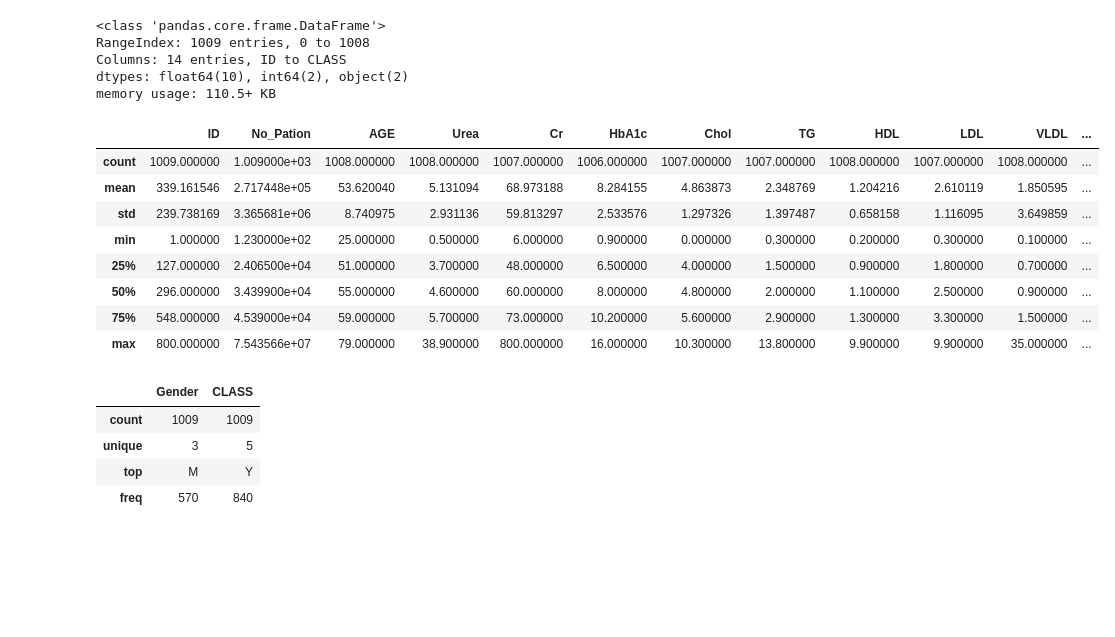
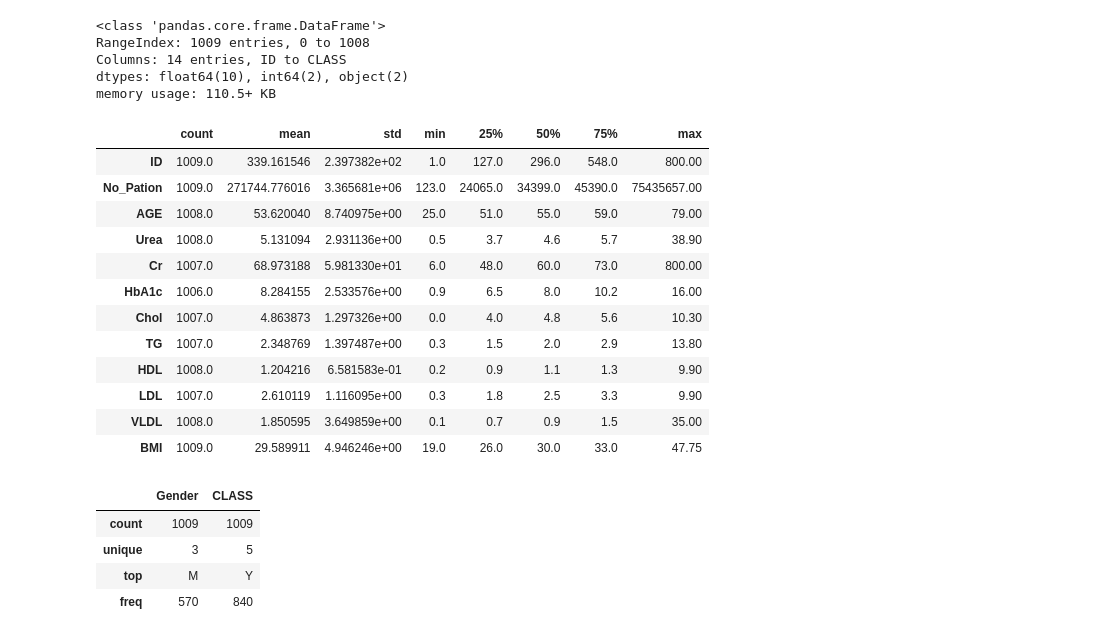
Before and after one commit to joyangelai/Colabs, a Jupyter notebook: Cohort2_Linux_Data_Cleaning.ipynb, the cells around one changed output. Cells and saved outputs as stored; diff of their text form; code cells hidden in the pictures; blank space fills up the shorter version.

```diff
--- a/Cohort2_Linux_Data_Cleaning.ipynb
+++ b/Cohort2_Linux_Data_Cleaning.ipynb
@@ -78,16 +81,20 @@ dtypes: float64(10), int64(2), object(2)
 memory usage: 110.5+ KB
 # %%
 #concise summary statistics
-data.describe()
+data.describe().T
 # %% [output]
-|  | ID | No_Pation | AGE | Urea | Cr | HbA1c | Chol | TG | HDL | LDL | VLDL | ... |
-| count | 1009.000000 | 1.009000e+03 | 1008.000000 | 1008.000000 | 1007.000000 | 1006.000000 | 1007.000000 | 1007.000000 | 1008.000000 | 1007.000000 | 1008.000000 | ... |
-| mean | 339.161546 | 2.717448e+05 | 53.620040 | 5.131094 | 68.973188 | 8.284155 | 4.863873 | 2.348769 | 1.204216 | 2.610119 | 1.850595 | ... |
-| std | 239.738169 | 3.365681e+06 | 8.740975 | 2.931136 | 59.813297 | 2.533576 | 1.297326 | 1.397487 | 0.658158 | 1.116095 | 3.649859 | ... |
-| min | 1.000000 | 1.230000e+02 | 25.000000 | 0.500000 | 6.000000 | 0.900000 | 0.000000 | 0.300000 | 0.200000 | 0.300000 | 0.100000 | ... |
-| 25% | 127.000000 | 2.406500e+04 | 51.000000 | 3.700000 | 48.000000 | 6.500000 | 4.000000 | 1.500000 | 0.900000 | 1.800000 | 0.700000 | ... |
-| 50% | 296.000000 | 3.439900e+04 | 55.000000 | 4.600000 | 60.000000 | 8.000000 | 4.800000 | 2.000000 | 1.100000 | 2.500000 | 0.900000 | ... |
-| 75% | 548.000000 | 4.539000e+04 | 59.000000 | 5.700000 | 73.000000 | 10.200000 | 5.600000 | 2.900000 | 1.300000 | 3.300000 | 1.500000 | ... |
-| max | 800.000000 | 7.543566e+07 | 79.000000 | 38.900000 | 800.000000 | 16.000000 | 10.300000 | 13.800000 | 9.900000 | 9.900000 | 35.000000 | ... |
+|  | count | mean | std | min | 25% | 50% | 75% | max |
+| ID | 1009.0 | 339.161546 | 2.397382e+02 | 1.0 | 127.0 | 296.0 | 548.0 | 800.00 |
+| No_Pation | 1009.0 | 271744.776016 | 3.365681e+06 | 123.0 | 24065.0 | 34399.0 | 45390.0 | 75435657.00 |
+| AGE | 1008.0 | 53.620040 | 8.740975e+00 | 25.0 | 51.0 | 55.0 | 59.0 | 79.00 |
+| Urea | 1008.0 | 5.131094 | 2.931136e+00 | 0.5 | 3.7 | 4.6 | 5.7 | 38.90 |
+| Cr | 1007.0 | 68.973188 | 5.981330e+01 | 6.0 | 48.0 | 60.0 | 73.0 | 800.00 |
+| HbA1c | 1006.0 | 8.284155 | 2.533576e+00 | 0.9 | 6.5 | 8.0 | 10.2 | 16.00 |
+| Chol | 1007.0 | 4.863873 | 1.297326e+00 | 0.0 | 4.0 | 4.8 | 5.6 | 10.30 |
+| TG | 1007.0 | 2.348769 | 1.397487e+00 | 0.3 | 1.5 | 2.0 | 2.9 | 13.80 |
+| HDL | 1008.0 | 1.204216 | 6.581583e-01 | 0.2 | 0.9 | 1.1 | 1.3 | 9.90 |
+| LDL | 1007.0 | 2.610119 | 1.116095e+00 | 0.3 | 1.8 | 2.5 | 3.3 | 9.90 |
+| VLDL | 1008.0 | 1.850595 | 3.649859e+00 | 0.1 | 0.7 | 0.9 | 1.5 | 35.00 |
+| BMI | 1009.0 | 29.589911 | 4.946246e+00 | 19.0 | 26.0 | 30.0 | 33.0 | 47.75 |
 # %%
 #Describe categorical features
```
Also changed, not shown: parts of 58 cells of this notebook.
